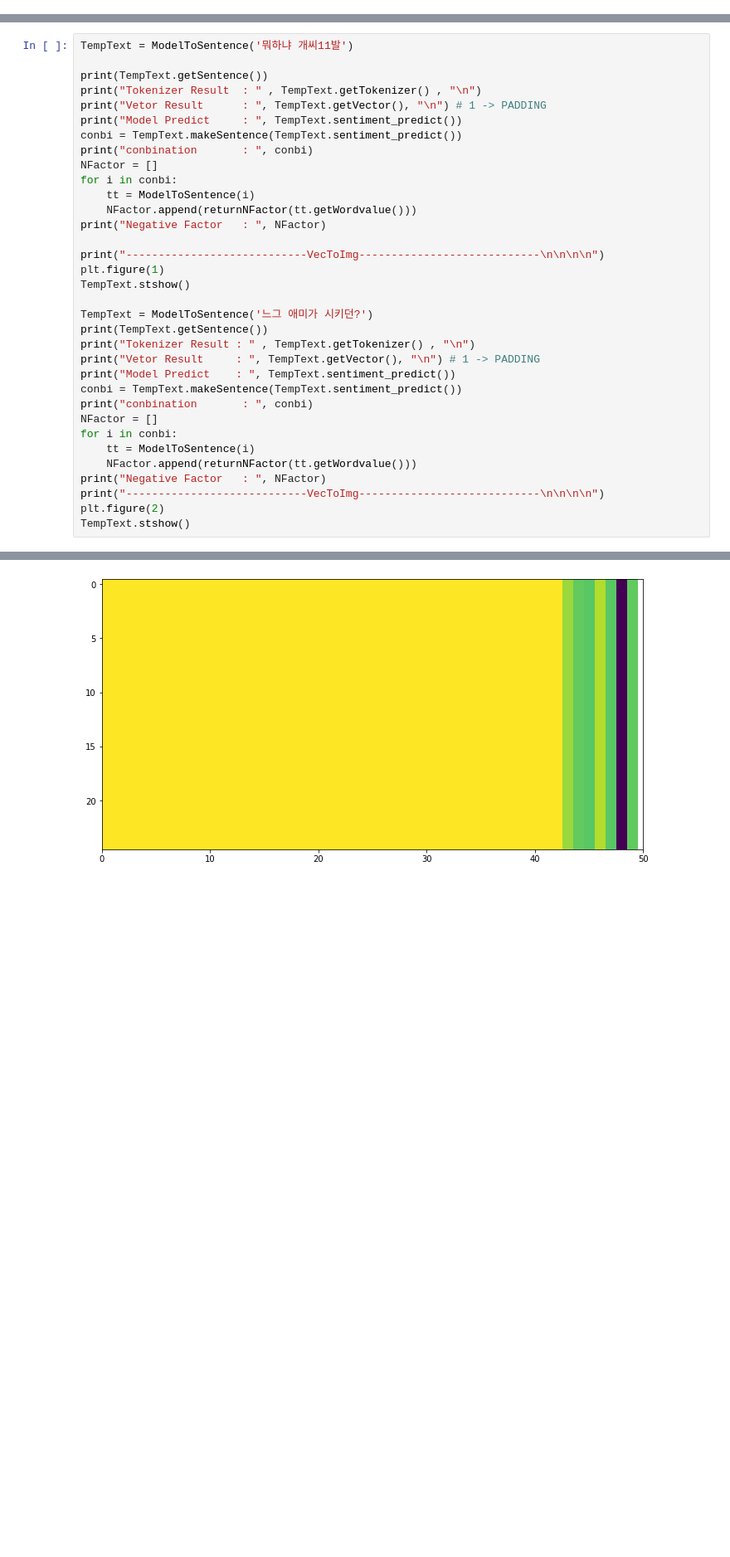
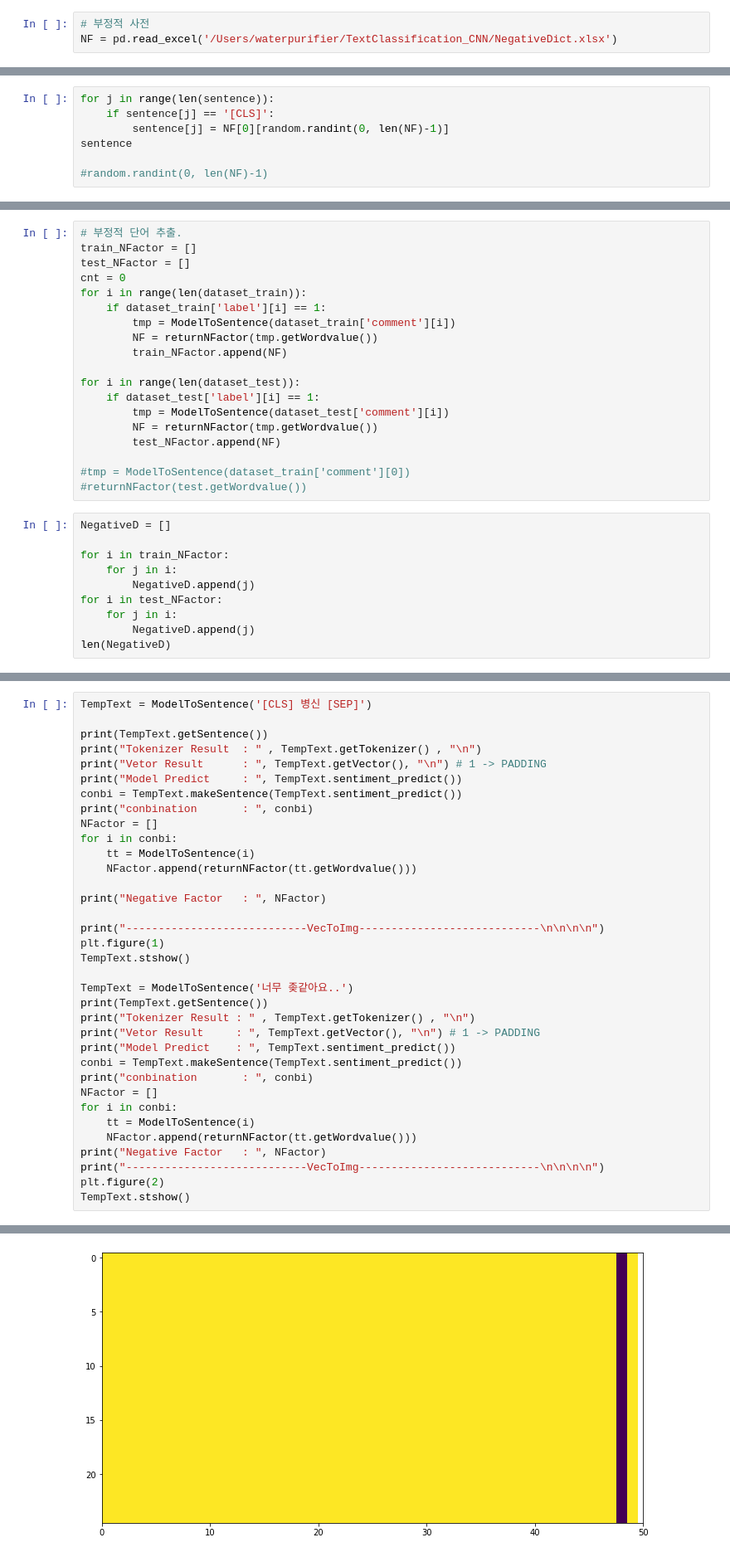
Before and after one commit to onejuice98/Language-Purifier, a Jupyter notebook: CNN_keras.ipynb, the cells around one changed output, grey strips where cells are left out. Shown at 83% size. Saved outputs shown, nothing was run; the diff lists cells and outputs as text; blank space fills up the shorter version.

```diff
--- a/CNN_keras.ipynb
+++ b/CNN_keras.ipynb
@@ -202 +280,4 @@ def returnNFactor(res):
     return YY
+# %%
+# 부정적 사전
+NF = pd.read_excel('/Users/waterpurifier/TextClassification_CNN/NegativeDict.xlsx')
@@ -202,0 +359,7 @@ def returnNFactor(res):
+# %%
+for j in range(len(sentence)):
+    if sentence[j] == '[CLS]':
+        sentence[j] = NF[0][random.randint(0, len(NF)-1)]
+sentence
+
+#random.randint(0, len(NF)-1)
@@ -202,0 +536,29 @@ def returnNFactor(res):
+# %%
+# 부정적 단어 추출.
+train_NFactor = []
+test_NFactor = []
+cnt = 0
+for i in range(len(dataset_train)):
+    if dataset_train['label'][i] == 1:
+        tmp = ModelToSentence(dataset_train['comment'][i])
+        NF = returnNFactor(tmp.getWordvalue())
+        train_NFactor.append(NF)
+
+for i in range(len(dataset_test)):
+    if dataset_test['label'][i] == 1:
+        tmp = ModelToSentence(dataset_test['comment'][i])
+        NF = returnNFactor(tmp.getWordvalue())
+        test_NFactor.append(NF)
+
+#tmp = ModelToSentence(dataset_train['comment'][0])
+#returnNFactor(test.getWordvalue())
+# %%
+NegativeD = []
+
+for i in train_NFactor:
+    for j in i:
+        NegativeD.append(j)
+for i in test_NFactor:
+    for j in i:
+        NegativeD.append(j)
+len(NegativeD)
@@ -203,5 +602,5 @@ def returnNFactor(res):
 # %%
-TempText = ModelToSentence('뭐하냐 개씨11발')
+TempText = ModelToSentence('[CLS] 병신 [SEP]')
 
 print(TempText.getSentence())
 print("Tokenizer Result  : " , TempText.getTokenizer() , "\n")
@@ -213,13 +612,14 @@ NFactor = []
 for i in conbi:
     tt = ModelToSentence(i)
     NFactor.append(returnNFactor(tt.getWordvalue()))
+
 print("Negative Factor   : ", NFactor)
 
 print("----------------------------VecToImg----------------------------\n\n\n\n")
 plt.figure(1)
 TempText.stshow()
 
-TempText = ModelToSentence('느그 애미가 시키던?')
+TempText = ModelToSentence('너무 좆같아요..')
 print(TempText.getSentence())
 print("Tokenizer Result : " , TempText.getTokenizer() , "\n")
 print("Vetor Result     : ", TempText.getVector(), "\n") # 1 -> PADDING
@@ -254,2 +654,2 @@ Negative Factor   :  [['느그애미가'], [], [], ['애미가시키던'], [], [
 ----------------------------VecToImg----------------------------
-[figure, old version]
+[figure, new version]
```
Also changed, not shown: parts of 48 cells of this notebook.
